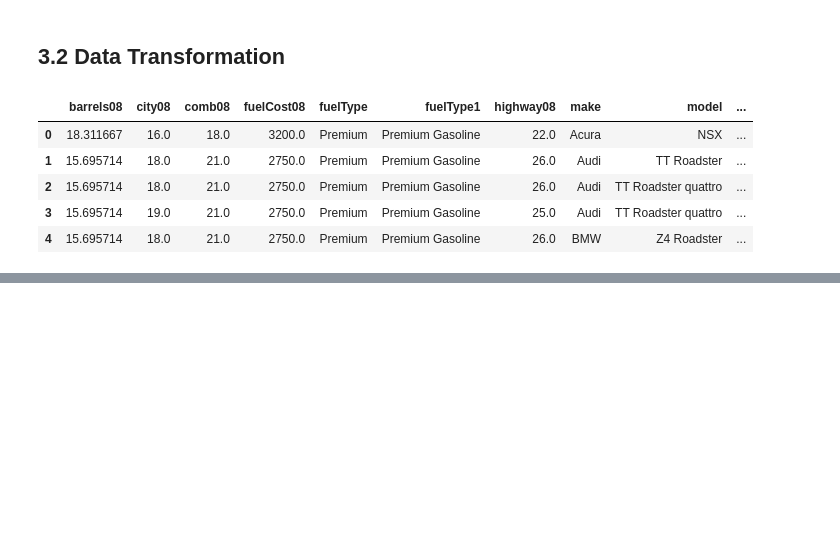
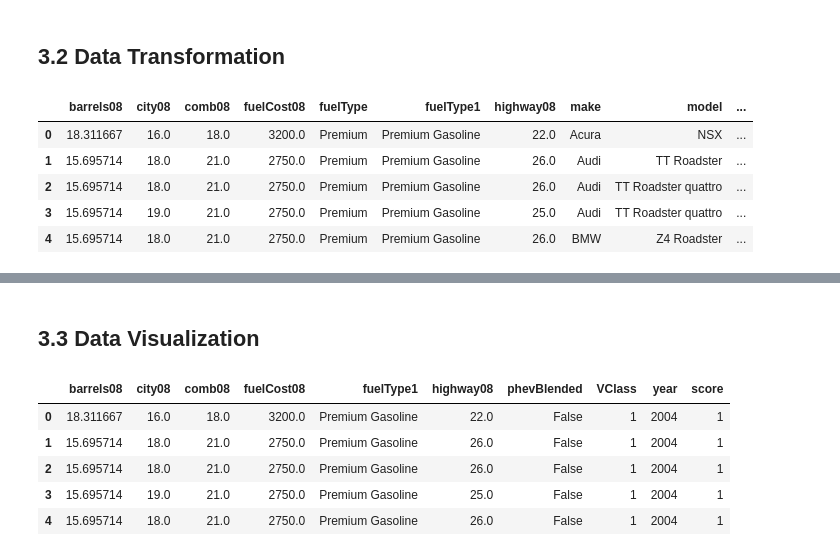
Before and after one commit to montimaj/ist5520-fs21-g4-mlproj, a Jupyter notebook: Project_Data_Analysis_IST5520_FS21_g4.ipynb, the cells around one changed output, grey strips where cells are left out. Cells and saved outputs as stored; diff of their text form; code cells hidden in the pictures; blank space fills up the shorter version.

```diff
--- a/Project_Data_Analysis_IST5520_FS21_g4.ipynb
+++ b/Project_Data_Analysis_IST5520_FS21_g4.ipynb
@@ -312,0 +413,12 @@ ve_df.head()
+# %% [markdown]
+## 3.3 Data Visualization
+# %%
+ve_df = pd.read_csv('Data/VE_Transformed.csv')
+ve_df.head()
+# %% [output]
+|  | barrels08 | city08 | comb08 | fuelCost08 | fuelType1 | highway08 | phevBlended | VClass | year | score |
+| 0 | 18.311667 | 16.0 | 18.0 | 3200.0 | Premium Gasoline | 22.0 | False | 1 | 2004 | 1 |
+| 1 | 15.695714 | 18.0 | 21.0 | 2750.0 | Premium Gasoline | 26.0 | False | 1 | 2004 | 1 |
+| 2 | 15.695714 | 18.0 | 21.0 | 2750.0 | Premium Gasoline | 26.0 | False | 1 | 2004 | 1 |
+| 3 | 15.695714 | 19.0 | 21.0 | 2750.0 | Premium Gasoline | 25.0 | False | 1 | 2004 | 1 |
+| 4 | 15.695714 | 18.0 | 21.0 | 2750.0 | Premium Gasoline | 26.0 | False | 1 | 2004 | 1 |
```
Also changed, not shown: parts of 10 cells of this notebook, 1 other file.
